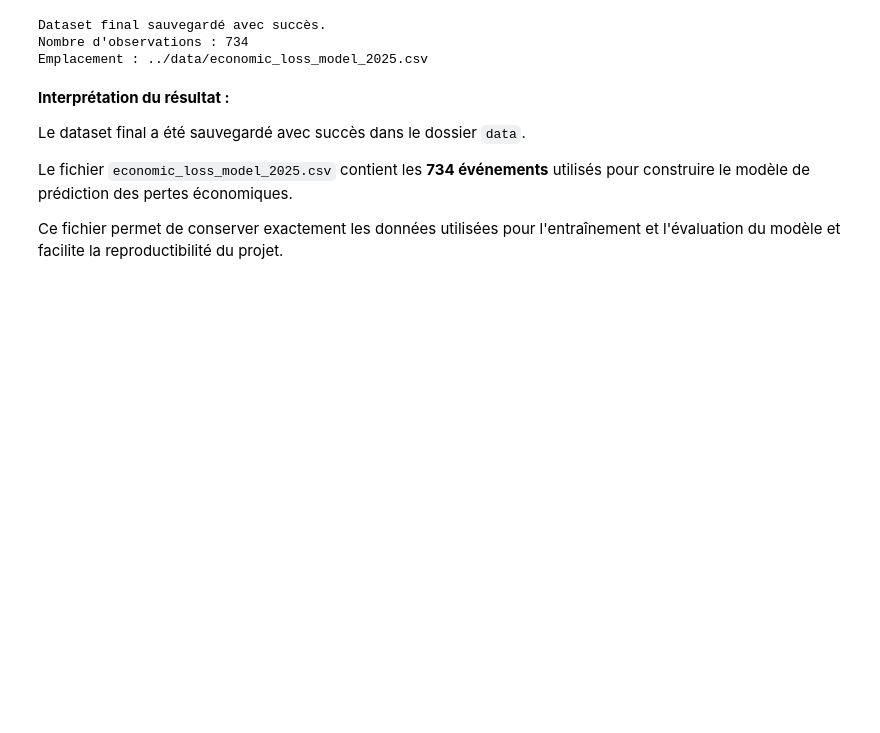
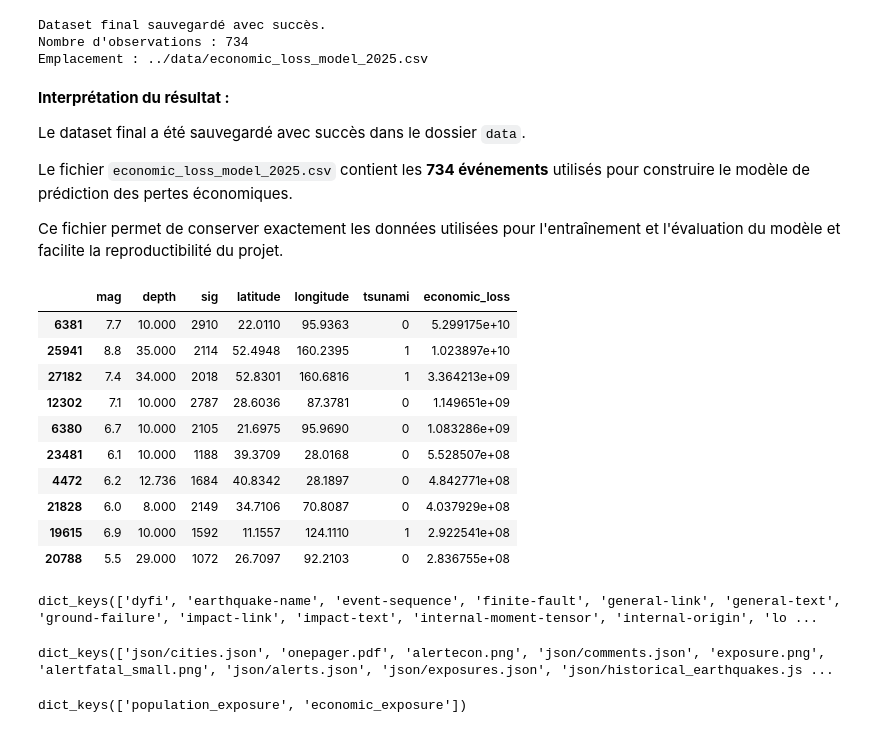
Before and after one commit to tarekalsemaan/USGS-Earthquake-AI, a Jupyter notebook: notebooks/07_Model_Economic_Loss.ipynb, the cells around one changed output. Cells and saved outputs as stored; diff of their text form; code cells hidden in the pictures; blank space fills up the shorter version.

```diff
--- a/notebooks/07_Model_Economic_Loss.ipynb
+++ b/notebooks/07_Model_Economic_Loss.ipynb
@@ -1647,3 +1647,63 @@ Le dataset final a été sauvegardé avec succès dans le dossier `data`.
 Le fichier `economic_loss_model_2025.csv` contient les **734 événements** utilisés pour construire le modèle de prédiction des pertes économiques.
 
 Ce fichier permet de conserver exactement les données utilisées pour l'entraînement et l'évaluation du modèle et facilite la reproductibilité du projet.
+# %%
+# Vérification des séismes avec les pertes PAGER les plus élevées
+
+df_model.sort_values(
+    "economic_loss",
+    ascending=False
+)[
+    [
+        "mag",
+        "depth",
+        "sig",
+        "latitude",
+        "longitude",
+        "tsunami",
+        "economic_loss"
+    ]
+].head(10)
+# %% [output]
+|  | mag | depth | sig | latitude | longitude | tsunami | economic_loss |
+| 6381 | 7.7 | 10.000 | 2910 | 22.0110 | 95.9363 | 0 | 5.299175e+10 |
+| 25941 | 8.8 | 35.000 | 2114 | 52.4948 | 160.2395 | 1 | 1.023897e+10 |
+| 27182 | 7.4 | 34.000 | 2018 | 52.8301 | 160.6816 | 1 | 3.364213e+09 |
+| 12302 | 7.1 | 10.000 | 2787 | 28.6036 | 87.3781 | 0 | 1.149651e+09 |
+| 6380 | 6.7 | 10.000 | 2105 | 21.6975 | 95.9690 | 0 | 1.083286e+09 |
+| 23481 | 6.1 | 10.000 | 1188 | 39.3709 | 28.0168 | 0 | 5.528507e+08 |
+| 4472 | 6.2 | 12.736 | 1684 | 40.8342 | 28.1897 | 0 | 4.842771e+08 |
+| 21828 | 6.0 | 8.000 | 2149 | 34.7106 | 70.8087 | 0 | 4.037929e+08 |
+| 19615 | 6.9 | 10.000 | 1592 | 11.1557 | 124.1110 | 1 | 2.922541e+08 |
+| 20788 | 5.5 | 29.000 | 1072 | 26.7097 | 92.2103 | 0 | 2.836755e+08 |
+# %%
+import requests
+
+event_id = "us6000qw60"
+
+url = (
+    f"https://earthquake.usgs.gov/fdsnws/event/1/query"
+    f"?eventid={event_id}&format=geojson"
+)
+
+event_data = requests.get(url).json()
+
+products = event_data["properties"]["products"]
+
+print(products.keys())
+# %% [output]
+dict_keys(['dyfi', 'earthquake-name', 'event-sequence', 'finite-fault', 'general-link', 'general-text', 'ground-failure', 'impact-link', 'impact-text', 'internal-moment-tensor', 'internal-origin', 'lo ...
+# %%
+losspager = products["losspager"][0]
+
+print(losspager["contents"].keys())
+# %% [output]
+dict_keys(['json/cities.json', 'onepager.pdf', 'alertecon.png', 'json/comments.json', 'exposure.png', 'alertfatal_small.png', 'json/alerts.json', 'json/exposures.json', 'json/historical_earthquakes.js ...
+# %%
+exposures_url = losspager["contents"]["json/exposures.json"]["url"]
+
+exposures_data = requests.get(exposures_url).json()
+
+exposures_data.keys()
+# %% [output]
+dict_keys(['population_exposure', 'economic_exposure'])
```
Also changed, not shown: parts of 97 cells of this notebook, 3 other files.
